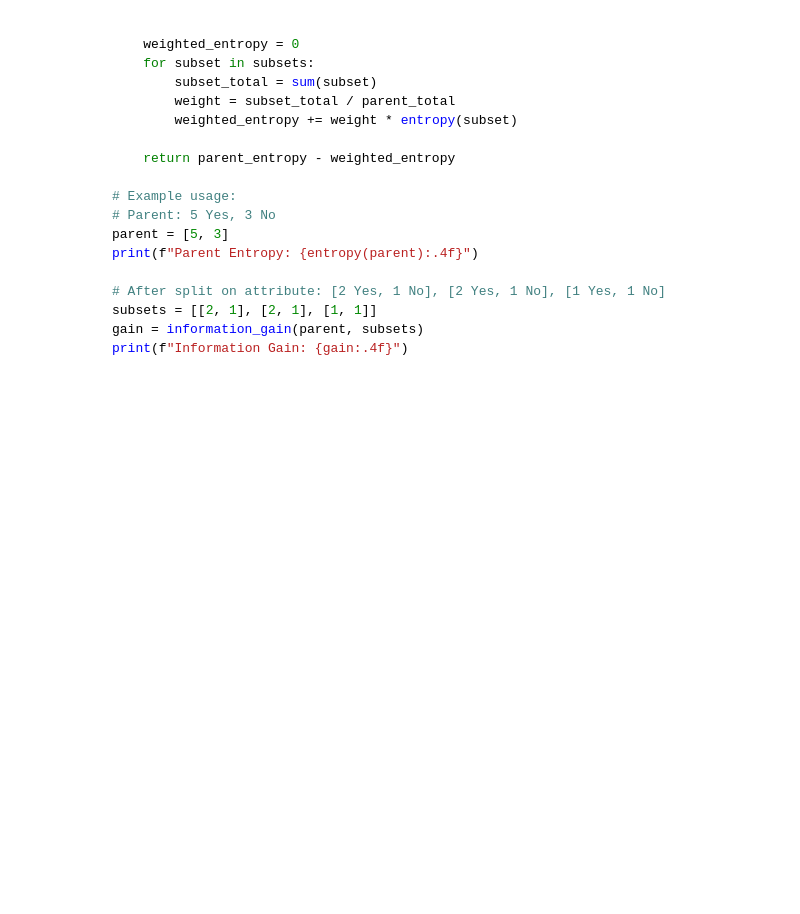
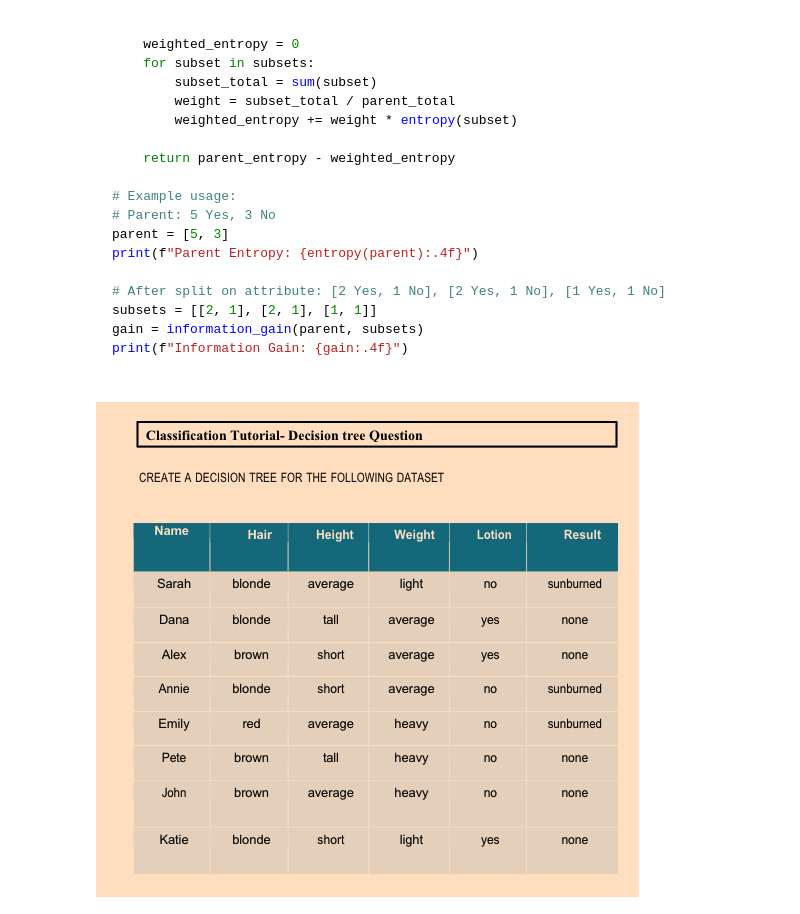
Before and after one commit to chidimo/AI-MSc, a Jupyter notebook: clustering-math.ipynb, the cells around one changed output. Cells and saved outputs as stored; diff of their text form; code cells hidden in the pictures; blank space fills up the shorter version.

Commit message:
add dataset image

```diff
--- a/clustering-math.ipynb
+++ b/clustering-math.ipynb
@@ -149,6 +149,12 @@ print(f"Parent Entropy: {entropy(parent):.4f}")
 subsets = [[2, 1], [2, 1], [1, 1]]
 gain = information_gain(parent, subsets)
 print(f"Information Gain: {gain:.4f}")
+# %%
+from IPython.display import Image, display
+
+display(Image(filename='./classification-dataset.png'))
+# %% [output]
+[figure, added]
 # %%
 import math
 
```
Also changed, not shown: parts of 1 cell of this notebook, 1 other file.
